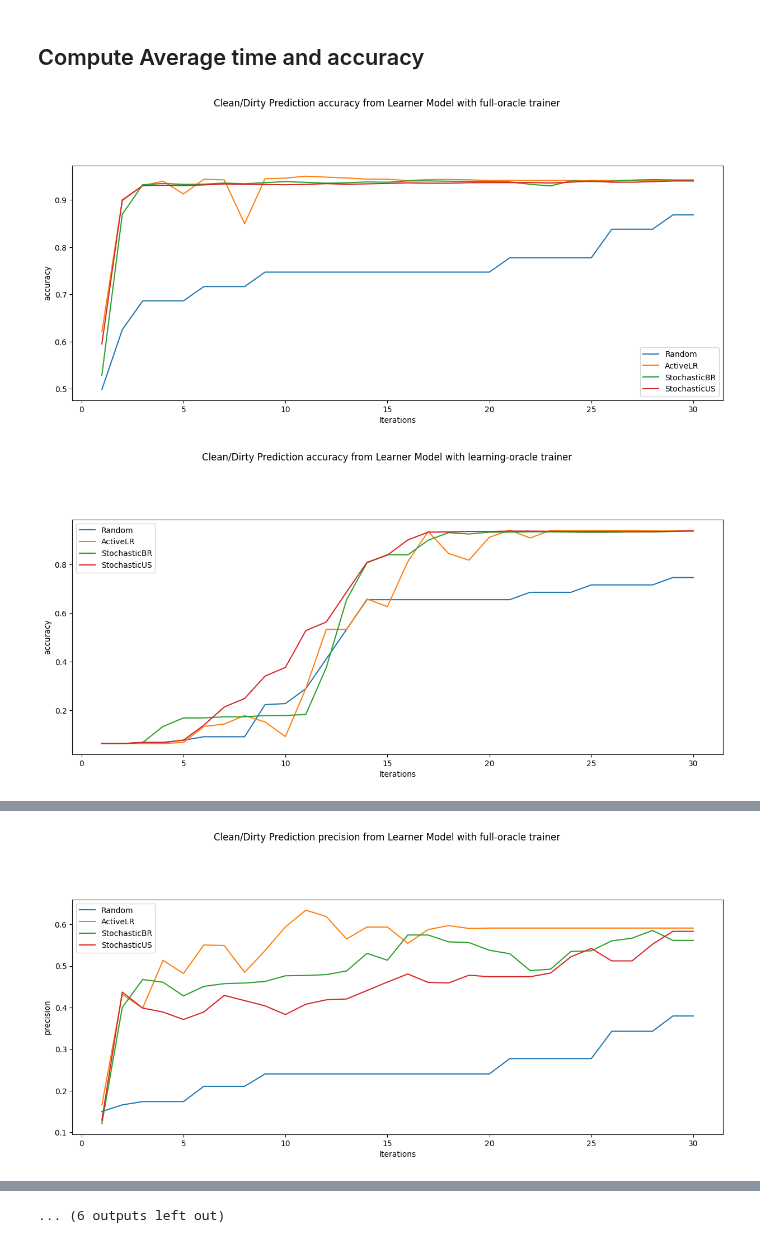
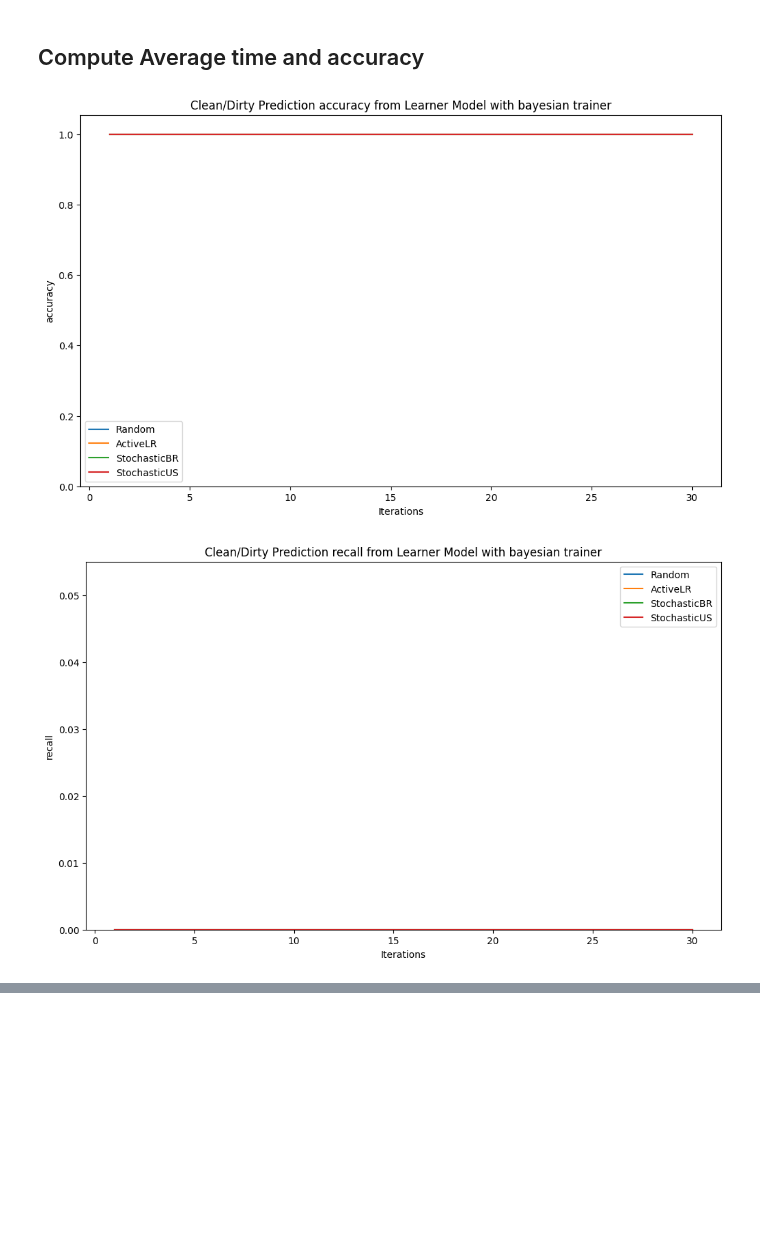
Before and after one commit to rajeshshrestha/exploratory-training-simulation, a Jupyter notebook: learner/plot_accuracies.ipynb, the cells around one changed output, grey strips where cells are left out. Drawn from its saved outputs; the diff is of its cells as text; code cells hidden in the pictures; blank space fills up the shorter version.

```diff
--- a/learner/plot_accuracies.ipynb
+++ b/learner/plot_accuracies.ipynb
@@ -12,7 +12,7 @@ import numpy as np
 ## Read json result files
 # %%
 # result_base_path = "./store_with_leq_topk10"
-result_base_path = "./store"
+result_base_path = "./store/dataset=airport/use_val_data=True/dirty-proportion=0.23/trainer-prior-type=uniform-0.1-learner-prior-type=uniform-0.9"
 
 folders = os.listdir(result_base_path)
 print(len(folders))
@@ -51,7 +51,7 @@ results_dict = dict((trainer_type, {
 }) for trainer_type in ['full-oracle', 'learning-oracle', 'bayesian'])
 
 for folder in folders:
-    trainer_prior_type, learner_prior_type, use_val_data, trainer_type, sampling_method, _ = folder.split("_")
+    trainer_type, sampling_method, _ = folder.split("_")
     with open(os.path.join(result_base_path, folder, "study_metrics.json"), 'r') as fp:
         study_metrics = json.load(fp)
         for metric_type in ['iter_accuracy', 'iter_recall', 'iter_precision', 'iter_f1',     'iter_mae_ground_model_error', 'iter_mae_trainer_model_error']:
@@ -166,23 +166,25 @@ for trainer_type in ['full-oracle', 'learning-oracle', 'bayesian']:
 # %%
 for metric in ['accuracy', 'recall', 'precision', 'f1', 'mae_ground_model_error', 'mae_trainer_model_error']:
 # for metric in ['accuracy', 'f1', 'recall', 'precision']:
-    for trainer_type in ['full-oracle', 'learning-oracle', 'bayesian']:
+    for trainer_type in ['bayesian']:
+    # for trainer_type in ['full-oracle', 'learning-oracle', 'bayesian']:
     # for metric in ['accuracy','mae_model_error']:
-        plt.figure(figsize=(15,12))
-        plt.subplot(2,1,1)
+        plt.figure(figsize=(12,7))
+        # plt.subplot(2,1,1)
         for sampling_method in average_dict[trainer_type]:
             plt.plot(average_dict[trainer_type][sampling_method][f'iter_{metric}'][0], average_dict[trainer_type][sampling_method][f'iter_{metric}'][2], label=sampling_method)
         plt.xlabel('Iterations')
         plt.ylabel(metric)
+        plt.ylim(bottom=0)
         plt.legend()
         # plt.subplot(2,1,2)
         # for sampling_method in average_dict[trainer_type]:
         #     plt.plot(average_dict[trainer_type][sampling_method][f'iter_{metric}'][1], average_dict[trainer_type][sampling_method][f'iter_{metric}'][2], label=sampling_method)
         # plt.xlabel('Time')
         # plt.ylabel(metric)
         # plt.legend()
-        plt.suptitle(f"Clean/Dirty Prediction {metric} from Learner Model with {trainer_type} trainer")
+        plt.title(f"Clean/Dirty Prediction {metric} from Learner Model with {trainer_type} trainer")
         plt.show()
 # %% [output]
-[figure, old version]
+[figure, new version]
-[figure, old version]
+[figure, new version]
@@ -193 +194,0 @@ for metric in ['accuracy', 'recall', 'precision', 'f1', 'mae_ground_model_error'
-[figure, removed]
@@ -199 +194,0 @@ for metric in ['accuracy', 'recall', 'precision', 'f1', 'mae_ground_model_error'
-... (6 outputs left out)
```
Also changed, not shown: parts of 2 cells of this notebook, 14 other files.
